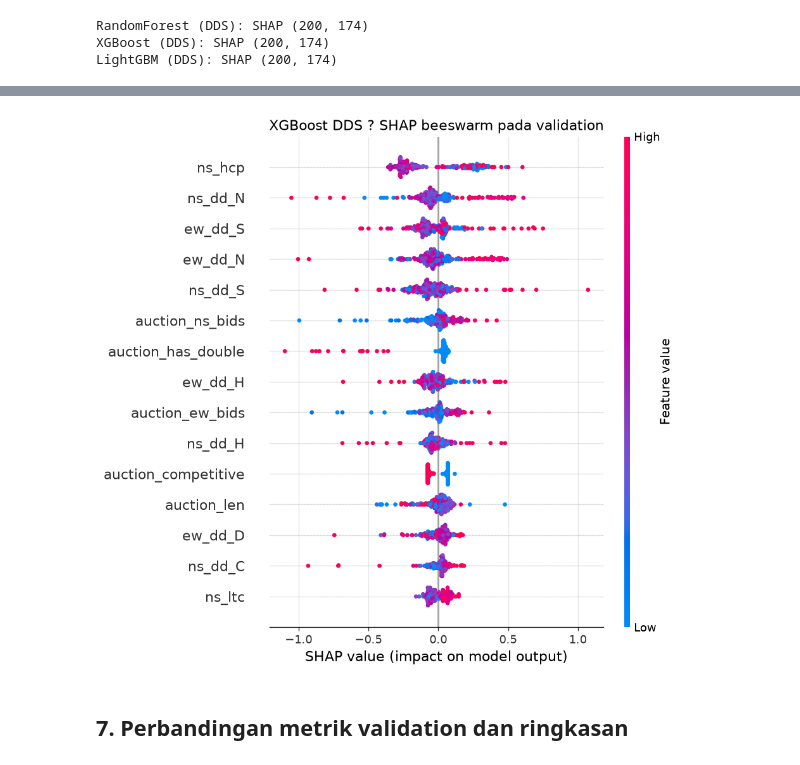
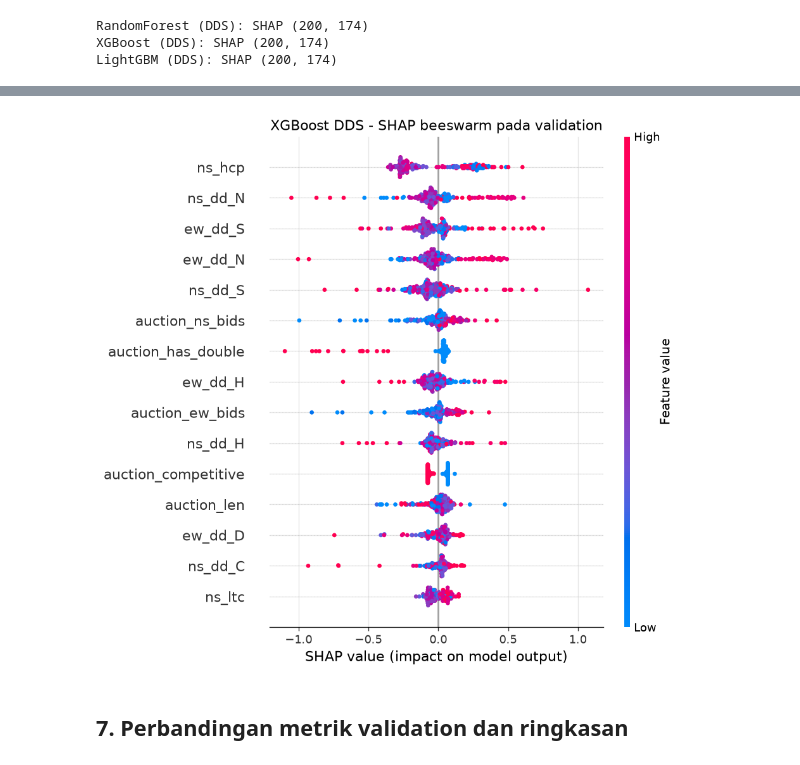
Before and after one commit to Cattelll/Bridge-Prediction, a Jupyter notebook: notebooks/05_evaluation.ipynb, the cells around one changed output, grey strips where cells are left out. Drawn from its saved outputs; the diff is of its cells as text; code cells hidden in the pictures.

```diff
--- a/notebooks/05_evaluation.ipynb
+++ b/notebooks/05_evaluation.ipynb
@@ -284,9 +284,9 @@ for ax, entry in zip(axes.flat, model_entries):
             color=[feat_group_color(n) for n in names[::-1]])
     ax.set_yticks(range(len(top)))
     ax.set_yticklabels(names[::-1], fontsize=7)
-    ax.set_title(f"{entry['display_name']} ? top {N_TOP}")
+    ax.set_title(f"{entry['display_name']} - top {N_TOP}")
     ax.set_xlabel('Normalized tree importance')
-fig.suptitle('Feature importance ? validation; untuk pembacaan utama gunakan SHAP di bawah', fontweight='bold')
+fig.suptitle('Feature importance - validation; untuk pembacaan utama gunakan SHAP di bawah', fontweight='bold')
 fig.tight_layout()
 fig.savefig(OUT / 'nb05_feature_importance_comparison.png', bbox_inches='tight', dpi=150)
 plt.show()
@@ -385,7 +385,7 @@ if SHAP_OK:
             'Porsi total mean |SHAP| dari fitur DDS': float(dds_importance.sum() / mean_abs.sum()),
             'Fitur trik DDS teratas': ', '.join(dds_names[top_dds_order[:3]]),
         })
-    fig.suptitle('SHAP global untuk model DDS ? kontribusi fitur trik DDS per algoritma', fontweight='bold')
+    fig.suptitle('SHAP global untuk model DDS - kontribusi fitur trik DDS per algoritma', fontweight='bold')
     fig.tight_layout()
     fig.savefig(OUT / 'nb05_shap_dds_effect.png', bbox_inches='tight', dpi=160)
     plt.show()
@@ -404,19 +404,19 @@ else:
 # %%
 if SHAP_OK:
     entry = next(e for e in shap_model_entries if e['algorithm'] == 'XGBoost')
     key = entry['display_name']
     values = shap_values_by_model[key]
     top = np.argsort(np.abs(values).mean(axis=0))[::-1][:15]
     plt.figure(figsize=(10, 7))
     shap.summary_plot(values[:, top], X_shap_by_model[key][:, top],
                       feature_names=[entry['features'][i] for i in top],
                       show=False, max_display=15)
-    plt.title('XGBoost DDS ? SHAP beeswarm pada validation')
+    plt.title('XGBoost DDS - SHAP beeswarm pada validation')
     plt.tight_layout()
     plt.savefig(OUT / 'nb05_shap_xgboost_dds_beeswarm.png', bbox_inches='tight', dpi=150)
     plt.show()
 # %% [output]
-[figure, old version]
+[figure, new version]
 # %% [markdown]
 ## 7. Perbandingan metrik validation dan ringkasan
 # %%
```
Also changed, not shown: parts of 4 cells of this notebook, 7 other files.
